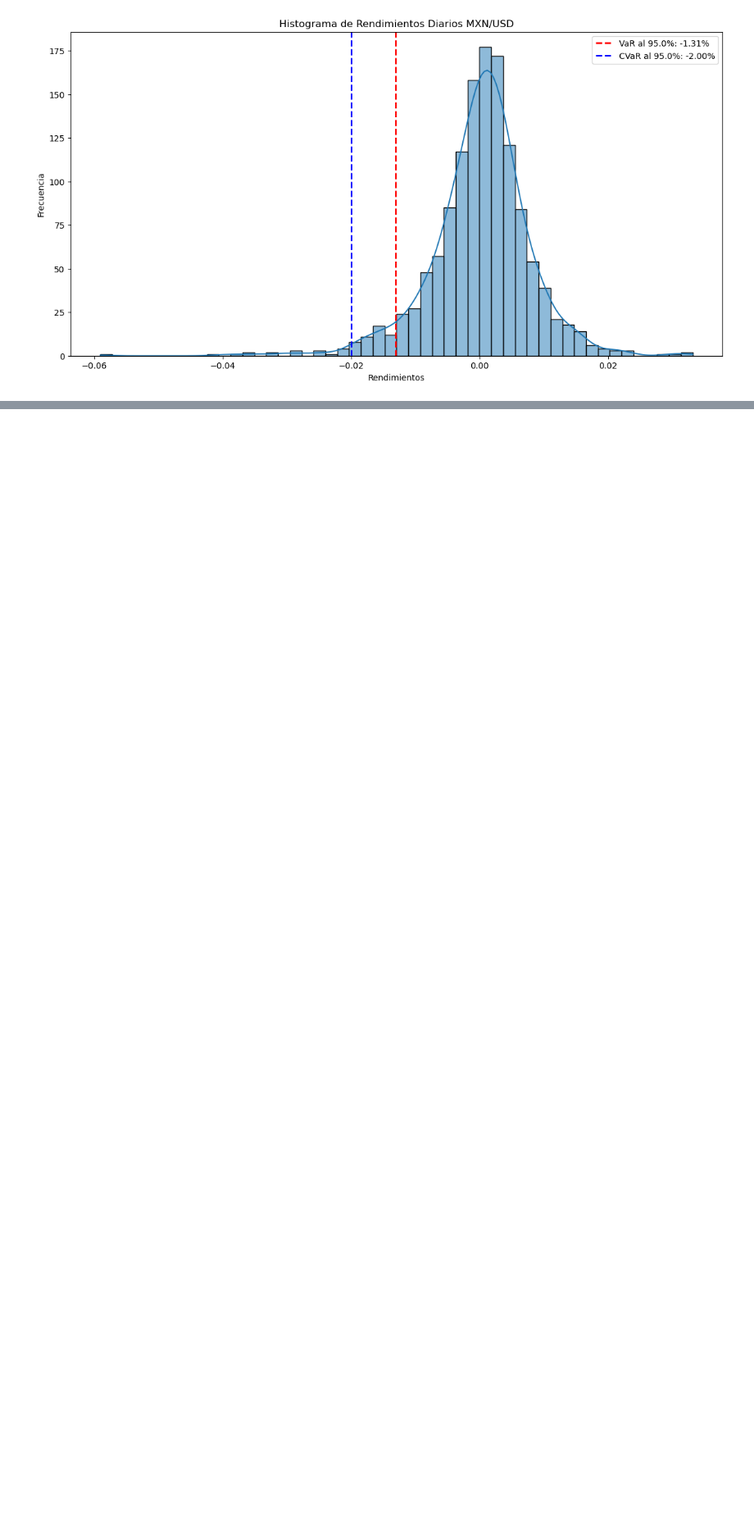
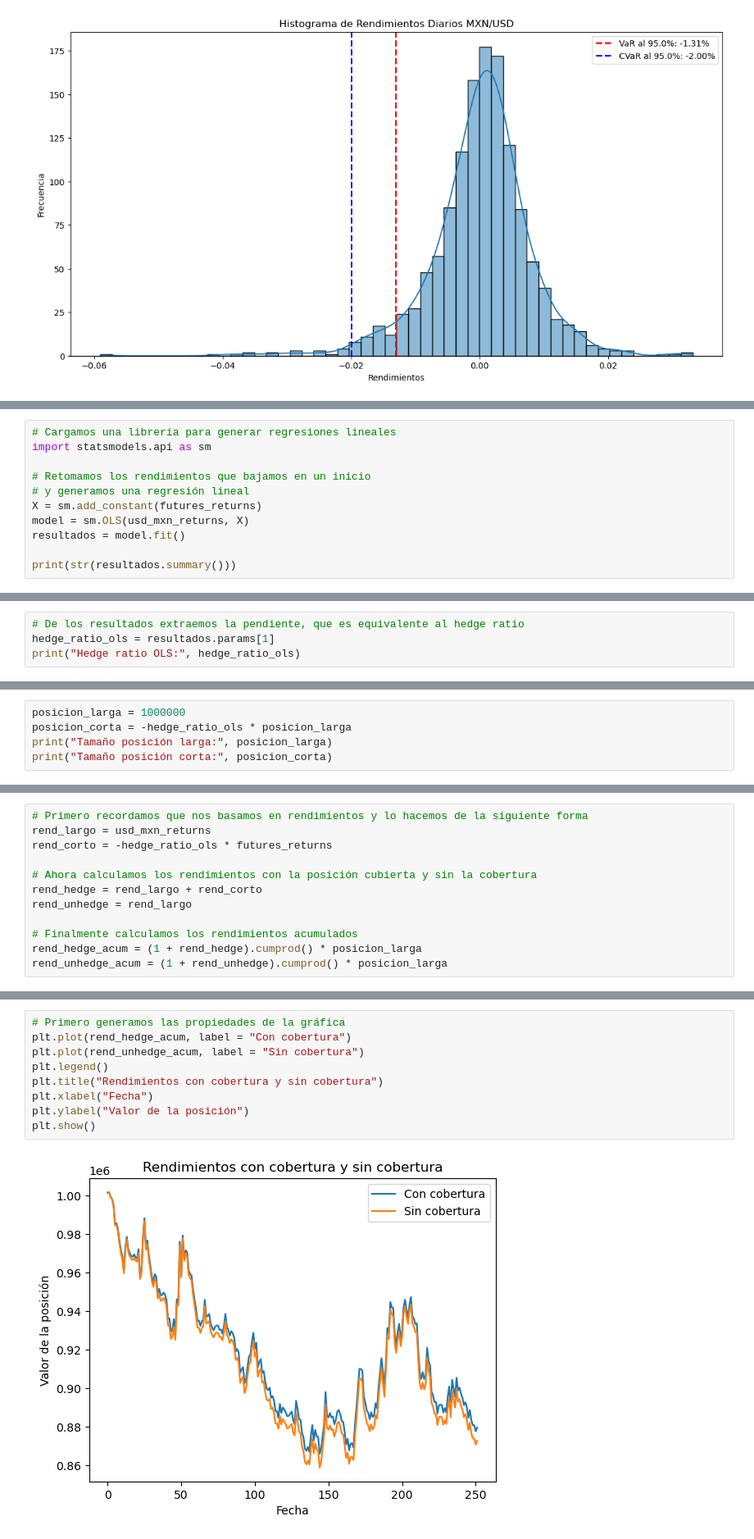
Before and after one commit to ivandeluna/ejercicios-clase, a Jupyter notebook: afi_ss2024.ipynb, the cells around one changed output, grey strips where cells are left out. Shown at 82% size. Drawn from its saved outputs; the diff is of its cells as text; blank space fills up the shorter version.

```diff
--- a/afi_ss2024.ipynb
+++ b/afi_ss2024.ipynb
@@ -837,0 +973,11 @@ CVaR en términos monetarios: $-20,017.19
+# %%
+# Cargamos una librería para generar regresiones lineales
+import statsmodels.api as sm
+
+# Retomamos los rendimientos que bajamos en un inicio
+# y generamos una regresión lineal
+X = sm.add_constant(futures_returns)
+model = sm.OLS(usd_mxn_returns, X)
+resultados = model.fit()
+
+print(str(resultados.summary()))
@@ -837,0 +1004,4 @@ CVaR en términos monetarios: $-20,017.19
+# %%
+# De los resultados extraemos la pendiente, que es equivalente al hedge ratio
+hedge_ratio_ols = resultados.params[1]
+print("Hedge ratio OLS:", hedge_ratio_ols)
@@ -837,0 +1013,5 @@ CVaR en términos monetarios: $-20,017.19
+# %%
+posicion_larga = 1000000
+posicion_corta = -hedge_ratio_ols * posicion_larga
+print("Tamaño posición larga:", posicion_larga)
+print("Tamaño posición corta:", posicion_corta)
@@ -837,0 +1023,12 @@ CVaR en términos monetarios: $-20,017.19
+# %%
+# Primero recordamos que nos basamos en rendimientos y lo hacemos de la siguiente forma
+rend_largo = usd_mxn_returns
+rend_corto = -hedge_ratio_ols * futures_returns
+
+# Ahora calculamos los rendimientos con la posición cubierta y sin la cobertura
+rend_hedge = rend_largo + rend_corto
+rend_unhedge = rend_largo
+
+# Finalmente calculamos los rendimientos acumulados
+rend_hedge_acum = (1 + rend_hedge).cumprod() * posicion_larga
+rend_unhedge_acum = (1 + rend_unhedge).cumprod() * posicion_larga
@@ -837,0 +1037,11 @@ CVaR en términos monetarios: $-20,017.19
+# %%
+# Primero generamos las propiedades de la gráfica
+plt.plot(rend_hedge_acum, label = "Con cobertura")
+plt.plot(rend_unhedge_acum, label = "Sin cobertura")
+plt.legend()
+plt.title("Rendimientos con cobertura y sin cobertura")
+plt.xlabel("Fecha")
+plt.ylabel("Valor de la posición")
+plt.show()
+# %% [output]
+[figure, added]
```
Also changed, not shown: parts of 31 cells of this notebook.
